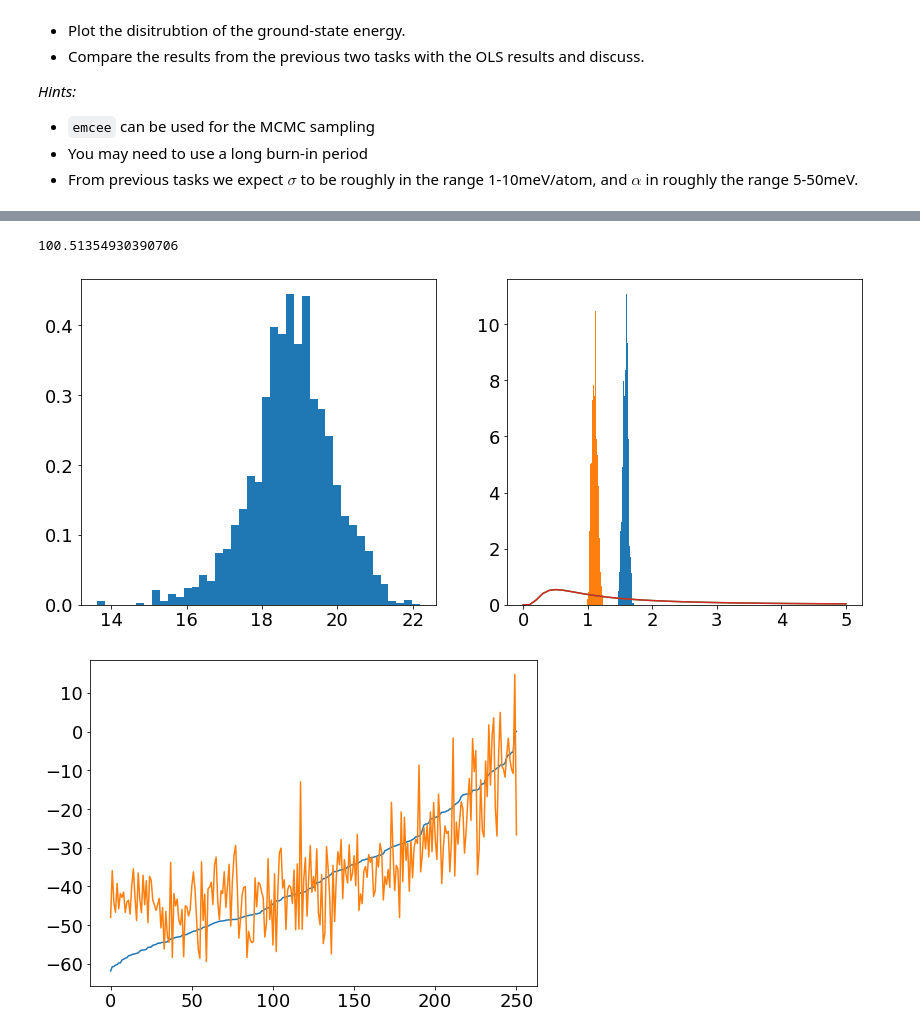
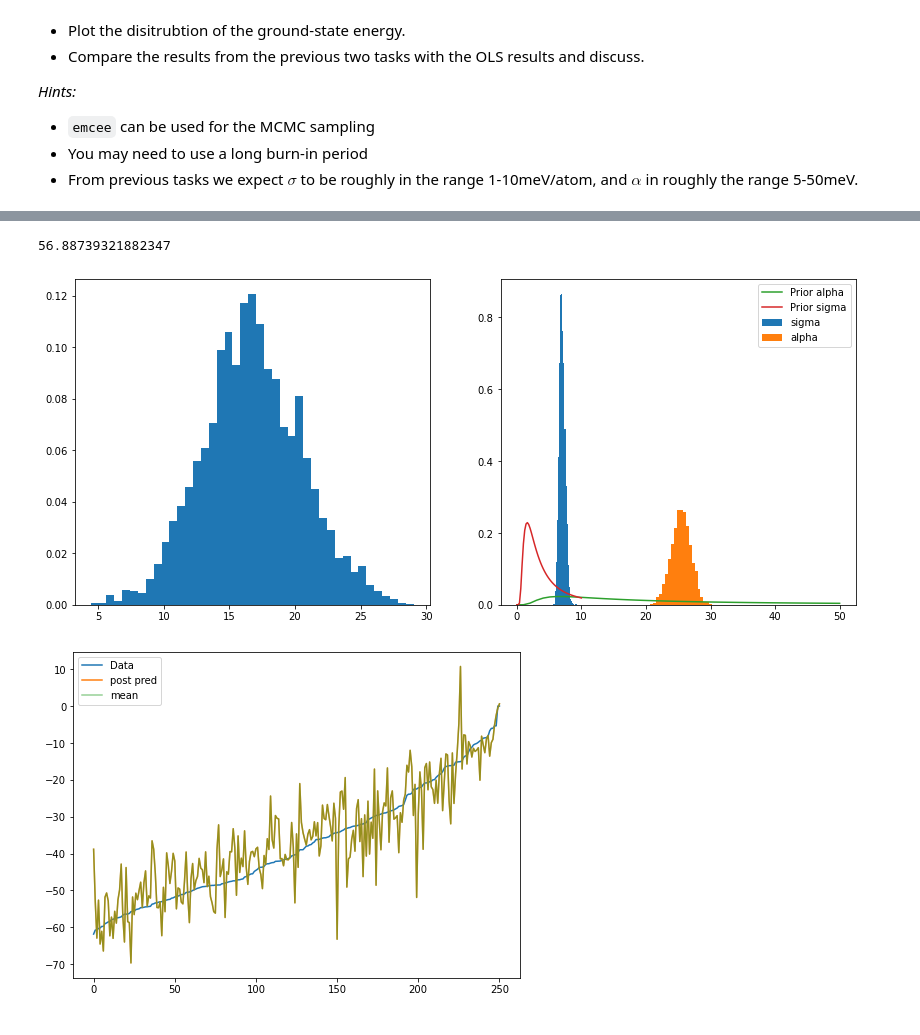
Before and after one commit to elindgren/asam_projects, a Jupyter notebook: Project2/TIF345_CE_project_2a.ipynb, the cells around one changed output, grey strips where cells are left out. Saved outputs shown, nothing was run; the diff lists cells and outputs as text; code cells hidden in the pictures.

```diff
--- a/Project2/TIF345_CE_project_2a.ipynb
+++ b/Project2/TIF345_CE_project_2a.ipynb
@@ -180,7 +180,7 @@ Here each row corresponds to an atomic structure with an attached mixing energy
 * Plot the mixing energy as a function of Pd concentration
 # %%
 def get_concentration(row_symbols, atoms):
-    return np.count_nonzero(np.array(row_symbols) == 'Pd')/(atoms.get_volume())#/len(row_symbols)
+    return np.count_nonzero(np.array(row_symbols) == 'Pd')/len(row_symbols)
 
 print(db.select())
 concentration = []
@@ -589,28 +591,29 @@ In the database `structures/ground_states_candidates.db` you will find potential
 * From previous tasks we expect $\sigma$ to be roughly in the range 1-10meV/atom, and $\alpha$ in roughly the range 5-50meV.
 # %%
 # set prior parameters
-def sigma_log_prior(sigma, a=1, b=1 ):
+def sigma_log_prior(sigma, a=5, b=1 ):
     return np.log(sc.stats.invgamma.pdf(sigma, a = a, scale = b))
 
-def alpha_log_prior(alpha, a = 1, b=1):
+def alpha_log_prior(alpha, a=5, b=1):
     return np.log(sc.stats.invgamma.pdf(alpha, a = a, scale = b))
 
 def ECI_log_prior(J, alpha):
-    return - 0.5*J.T@J/alpha**2 - 0.5*len(J)*(np.log(2*np.pi) - 2*np.log(alpha))
+    return - 0.5*J.T@J/alpha**2 - 0.5*len(J)*(np.log(2*np.pi) + 2*np.log(alpha))
 
 def log_likelihood(J, X, y, sigma):
 
     return -0.5*(X@J - y).T @ (X@J - y)/sigma**2 - 0.5*len(J)*(np.log(2*np.pi) - 2*np.log(sigma))
 
-def log_posterior(theta, X, y, a = 1, b= 1):
+def log_posterior(theta, X, y, hyp_sigma = (1,1), hyp_alpha=(1,1)):
     size = len(theta)
     J = theta[0:size-2]
     sigma = theta[size-2]
     alpha = theta[size-1]
     if sigma<0 or alpha <0:
         return -np.inf
-
-    return log_likelihood(J, X, y, sigma) + ECI_log_prior(J, alpha)\
-            + alpha_log_prior(alpha, a, b) + sigma_log_prior(sigma, a, b)
+    post = log_likelihood(J, X, y, sigma) + ECI_log_prior(J, alpha)\
+            + alpha_log_prior(alpha, hyp_alpha[0], hyp_alpha[1]) + sigma_log_prior(sigma, hyp_sigma[0], hyp_sigma[1])
+    print(post)
+    return post
 # %%
 cutoffs = [12, 6]
@@ -652,32 +670,46 @@ print(sampler.acceptance_fraction)
 # %%
-alpha = np.linspace(0,5)
-p_alpha = np.exp(alpha_log_prior(alpha))
-sigma = np.linspace(0,5)
-p_sigma = np.exp(sigma_log_prior(alpha))
+alpha = np.linspace(0,50)
+sigma = np.linspace(0,10)
+J = np.linspace(0,5)
+p_alpha = np.exp(alpha_log_prior(alpha, hyp_alpha[0], hyp_alpha[1]))
+p_sigma = np.exp(sigma_log_prior(sigma, hyp_sigma[0], hyp_sigma[1]))
+p_J = ECI_log_prior(J, 10)
+
 
 full_trace = np.concatenate(trace, axis=0)
 fig, ax = plt.subplots(1,2, figsize=(14,6))
 
 ax[0].hist(full_trace[:,2], bins=41  , density = True)
-ax[1].hist(full_trace[:,J_dim], bins=21  , density = True)
-ax[1].hist(full_trace[:,J_dim+1], bins=21  , density = True)
-ax[1].plot(alpha,p_alpha)
-ax[1].plot(sigma,p_sigma)
+ax[1].hist(full_trace[:,J_dim], bins=21, density = True, label='sigma')
+ax[1].hist(full_trace[:,J_dim+1], bins=21, density = True, label='alpha')
+ax[1].plot(alpha,p_alpha, label='Prior alpha')
+ax[1].plot(sigma,p_sigma, label='Prior sigma')
+ax[1].legend(loc='best')
 
-y_pred = np.zeros(len(X[:,0]))
+
+J_mean = (full_trace[:,0:J_dim]).mean(axis = 0)
+J_mode = np.max(full_trace[:,0:J_dim], axis = 0)
+
+y_map = X@J_mode
+y_mean =  X@J_mean
+
+y_full = np.zeros(len(X[:,0]))
 for i,sample in enumerate(full_trace):
-    y_pred += X@sample[0:J_dim]
+    y_full += X@sample[0:J_dim]
 
-y_mean = y_pred/len(full_trace[:,0])
+y_pred = y_full/len(full_trace[:,0])
 fig, ax = plt.subplots(figsize=(8,6))
 sortOrder = np.argsort(y)
 
-plt.plot(y[sortOrder])
-plt.plot(y_mean[sortOrder])
+ax.plot(y[sortOrder], label='Data')
+ax.plot(y_pred[sortOrder], label='post pred')
+# ax.plot(y_map[sortOrder], label='map')
+ax.plot(y_mean[sortOrder], alpha=0.5, label='mean')
+ax.legend(loc='best')
 
 MSE = np.sum((y_mean - y)**2)/len(y)
 print(MSE)
 # %% [output]
-100.51354930390706
+56.88739321882347
-[figure, old version]
+[figure, new version]
-[figure, old version]
+[figure, new version]
```
Also changed, not shown: parts of 11 cells of this notebook, 5 other files.
